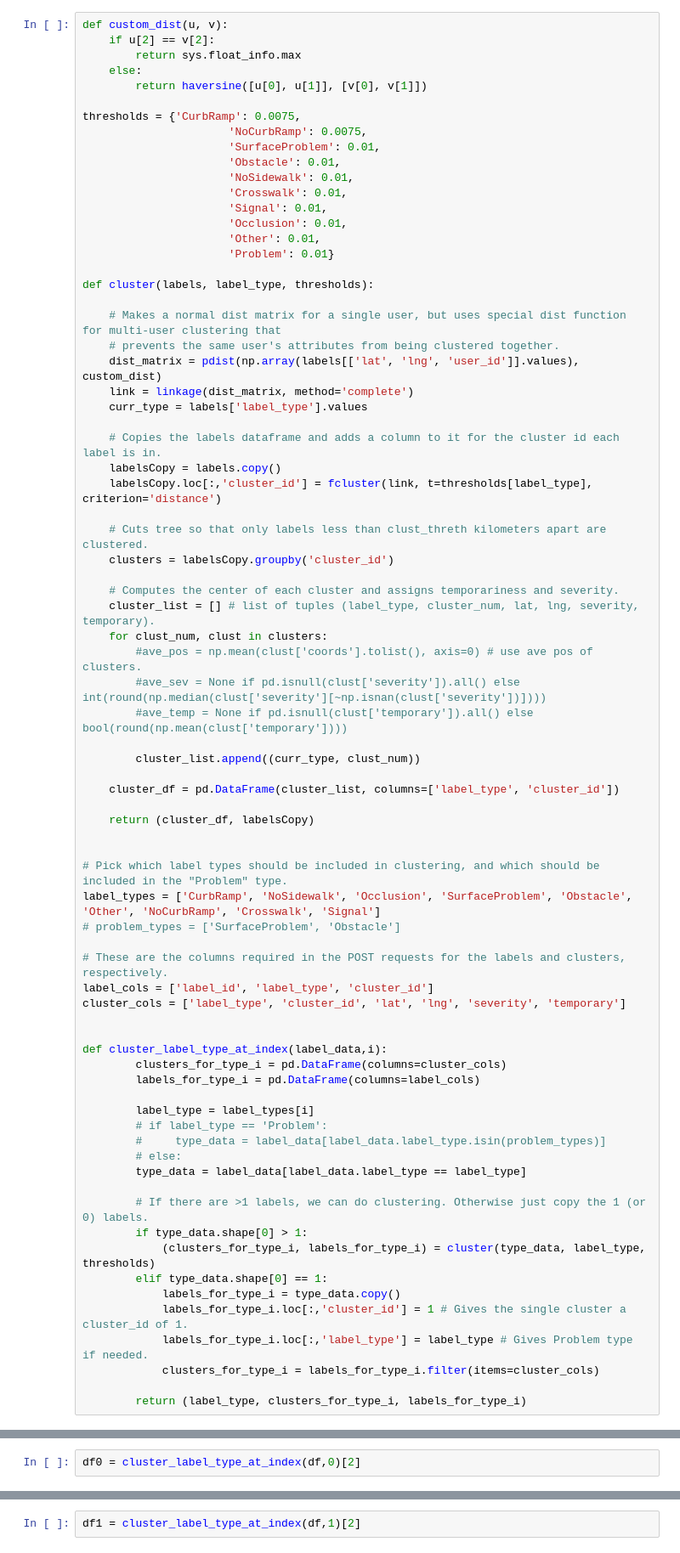
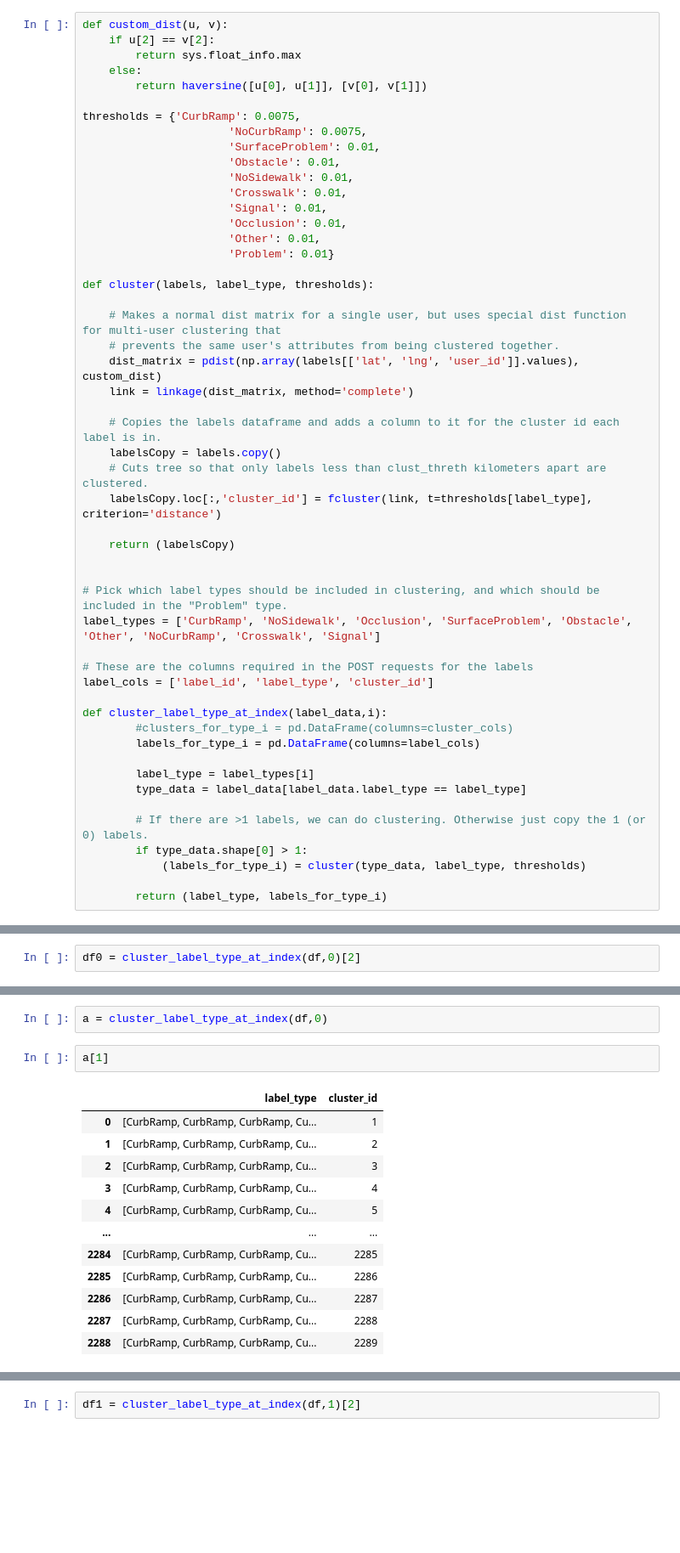
Before and after one commit to crescendochu/ML-project-sidewalk, a Jupyter notebook: seattle/clustering_q4 copy.ipynb, the cells around one changed output, grey strips where cells are left out. Shown: that part at 85% size. Cells and saved outputs as stored; diff of their text form; blank space fills up the shorter version.

Commit message:
clustering new

```diff
--- a/seattle/clustering_q4 copy.ipynb
+++ b/seattle/clustering_q4 copy.ipynb
@@ -35,55 +33,30 @@ def cluster(labels, label_type, thresholds):
     # prevents the same user's attributes from being clustered together.
     dist_matrix = pdist(np.array(labels[['lat', 'lng', 'user_id']].values), custom_dist)
     link = linkage(dist_matrix, method='complete')
-    curr_type = labels['label_type'].values
 
     # Copies the labels dataframe and adds a column to it for the cluster id each label is in.
     labelsCopy = labels.copy()
+    # Cuts tree so that only labels less than clust_threth kilometers apart are clustered.
     labelsCopy.loc[:,'cluster_id'] = fcluster(link, t=thresholds[label_type], criterion='distance')
 
-    # Cuts tree so that only labels less than clust_threth kilometers apart are clustered.
-    clusters = labelsCopy.groupby('cluster_id')
-
-    # Computes the center of each cluster and assigns temporariness and severity.
-    cluster_list = [] # list of tuples (label_type, cluster_num, lat, lng, severity, temporary).
-    for clust_num, clust in clusters:
-        #ave_pos = np.mean(clust['coords'].tolist(), axis=0) # use ave pos of clusters.
-        #ave_sev = None if pd.isnull(clust['severity']).all() else int(round(np.median(clust['severity'][~np.isnan(clust['severity'])])))
-        #ave_temp = None if pd.isnull(clust['temporary']).all() else bool(round(np.mean(clust['temporary'])))
-
-        cluster_list.append((curr_type, clust_num))
-
-    cluster_df = pd.DataFrame(cluster_list, columns=['label_type', 'cluster_id'])
-
-    return (cluster_df, labelsCopy)
+    return (labelsCopy)
 
 
 # Pick which label types should be included in clustering, and which should be included in the "Problem" type.
 label_types = ['CurbRamp', 'NoSidewalk', 'Occlusion', 'SurfaceProblem', 'Obstacle', 'Other', 'NoCurbRamp', 'Crosswalk', 'Signal']
-# problem_types = ['SurfaceProblem', 'Obstacle']
 
-# These are the columns required in the POST requests for the labels and clusters, respectively.
+# These are the columns required in the POST requests for the labels
 label_cols = ['label_id', 'label_type', 'cluster_id']
-cluster_cols = ['label_type', 'cluster_id', 'lat', 'lng', 'severity', 'temporary']
-
 
 def cluster_label_type_at_index(label_data,i):
-        clusters_for_type_i = pd.DataFrame(columns=cluster_cols)
+        #clusters_for_type_i = pd.DataFrame(columns=cluster_cols)
         labels_for_type_i = pd.DataFrame(columns=label_cols)
 
         label_type = label_types[i]
-        # if label_type == 'Problem':
-        #     type_data = label_data[label_data.label_type.isin(problem_types)]
-        # else:
         type_data = label_data[label_data.label_type == label_type]
 
         # If there are >1 labels, we can do clustering. Otherwise just copy the 1 (or 0) labels.
         if type_data.shape[0] > 1:
-            (clusters_for_type_i, labels_for_type_i) = cluster(type_data, label_type, thresholds)
-        elif type_data.shape[0] == 1:
-            labels_for_type_i = type_data.copy()
-            labels_for_type_i.loc[:,'cluster_id'] = 1 # Gives the single cluster a cluster_id of 1.
-            labels_for_type_i.loc[:,'label_type'] = label_type # Gives Problem type if needed.
-            clusters_for_type_i = labels_for_type_i.filter(items=cluster_cols)
+            (labels_for_type_i) = cluster(type_data, label_type, thresholds)
 
-        return (label_type, clusters_for_type_i, labels_for_type_i)
+        return (label_type, labels_for_type_i)
@@ -113,0 +105,17 @@ df0 = cluster_label_type_at_index(df,0)[2]
+# %%
+a = cluster_label_type_at_index(df,0)
+# %%
+a[1]
+# %% [output]
+|  | label_type | cluster_id |
+| 0 | [CurbRamp, CurbRamp, CurbRamp, Cu... | 1 |
+| 1 | [CurbRamp, CurbRamp, CurbRamp, Cu... | 2 |
+| 2 | [CurbRamp, CurbRamp, CurbRamp, Cu... | 3 |
+| 3 | [CurbRamp, CurbRamp, CurbRamp, Cu... | 4 |
+| 4 | [CurbRamp, CurbRamp, CurbRamp, Cu... | 5 |
+| ... | ... | ... |
+| 2284 | [CurbRamp, CurbRamp, CurbRamp, Cu... | 2285 |
+| 2285 | [CurbRamp, CurbRamp, CurbRamp, Cu... | 2286 |
+| 2286 | [CurbRamp, CurbRamp, CurbRamp, Cu... | 2287 |
+| 2287 | [CurbRamp, CurbRamp, CurbRamp, Cu... | 2288 |
+| 2288 | [CurbRamp, CurbRamp, CurbRamp, Cu... | 2289 |
```
Also changed, not shown: parts of 4 cells of this notebook, 2 other files.
